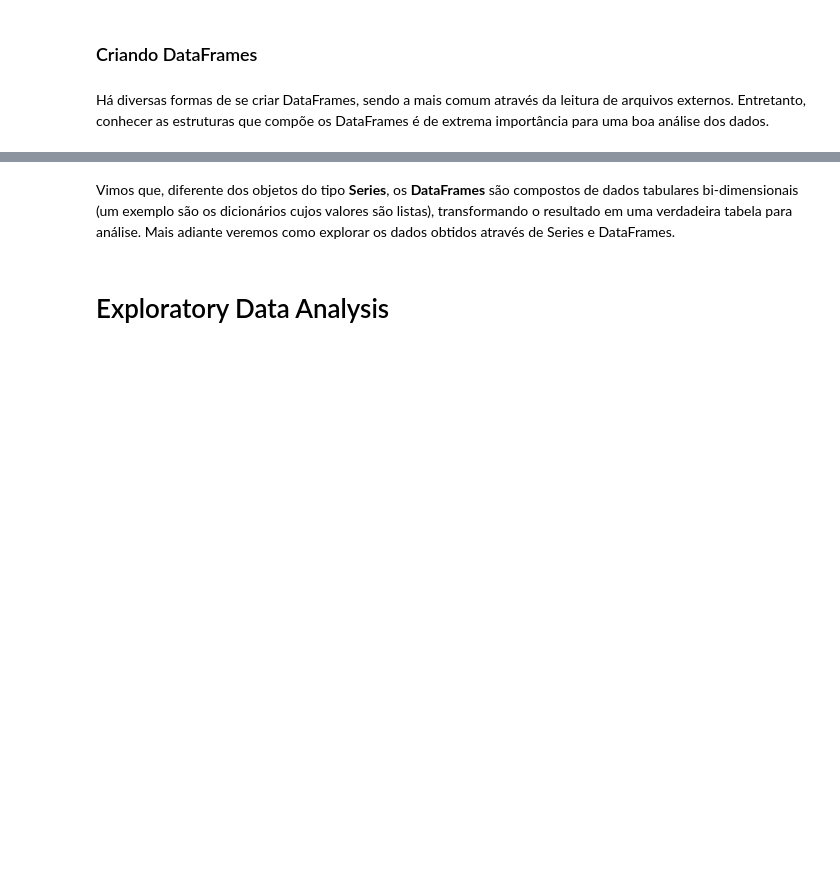
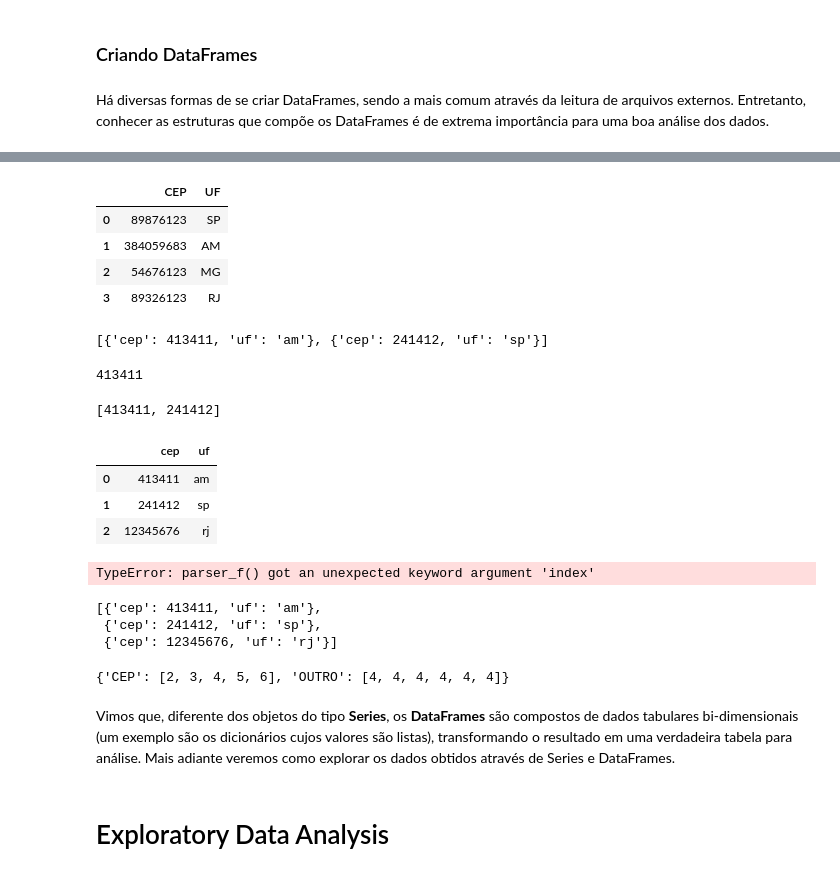
Before and after one commit to juacturus/programming-lessons, a Jupyter notebook: python/definitive-toolkit/Pandas_Tutorial.ipynb, the cells around one changed output, grey strips where cells are left out. Drawn from its saved outputs; the diff is of its cells as text; code cells hidden in the pictures; blank space fills up the shorter version.

```diff
--- a/python/definitive-toolkit/Pandas_Tutorial.ipynb
+++ b/python/definitive-toolkit/Pandas_Tutorial.ipynb
@@ -132,0 +153,11 @@ df
+# %%
+s_lista_JSON = {'CEP': [89876123, 384059683, 54676123, 89326123],
+                'UF': ['SP', 'AM', 'MG', 'RJ']}
+
+pd.DataFrame(s_lista_JSON)
+# %% [output]
+|  | CEP | UF |
+| 0 | 89876123 | SP |
+| 1 | 384059683 | AM |
+| 2 | 54676123 | MG |
+| 3 | 89326123 | RJ |
@@ -132,0 +166,26 @@ df
+# %%
+json
+# %% [output]
+[{'cep': 413411, 'uf': 'am'}, {'cep': 241412, 'uf': 'sp'}]
+# %%
+list(json[0].values())[0]
+# %% [output]
+413411
+# %%
+lista_ufs = [list(json[i].values())[0] for i in range(len(json))]
+lista_ufs
+# %% [output]
+[413411, 241412]
+# %%
+lista_cep = [elemento['cep'] for elemento in lista_json]
+lista_uf = [elemento['uf'] for elemento in lista_json]
+
+dict_df = {'cep': lista_cep, 'uf': lista_uf}
+
+df = pd.DataFrame(dict_df)
+df
+# %% [output]
+|  | cep | uf |
+| 0 | 413411 | am |
+| 1 | 241412 | sp |
+| 2 | 12345676 | rj |
@@ -133,3 +194,21 @@ df
+# %%
+df_loaded = pd.read_csv('arquivo_json.csv', index=0)
+df_loaded
+# %% [output]
+TypeError: parser_f() got an unexpected keyword argument 'index'
+# %%
+lista_json = [{'cep': 413411, 'uf':'am'}, {'cep':241412, 'uf':'sp'}, {'cep': 12345676, 'uf': 'rj'}]
+lista_json
+# %% [output]
+[{'cep': 413411, 'uf': 'am'},
+ {'cep': 241412, 'uf': 'sp'},
+ {'cep': 12345676, 'uf': 'rj'}]
+# %%
+tup = [4, 4, 4, 4, 4, 4]
+dicionario = {'CEP': lista, 'OUTRO': tup}
+dicionario
+# %% [output]
+{'CEP': [2, 3, 4, 5, 6], 'OUTRO': [4, 4, 4, 4, 4, 4]}
 # %%
 # Também é possível obter DataFrames a partir de dados externos de arquivos
 bike_sharing = pd.read_csv('C:/Users/thiagoPanini/Downloads/datasets/bike_sharing_dataset/day.csv')
```
Also changed, not shown: parts of 4 cells of this notebook, 2 other files.
